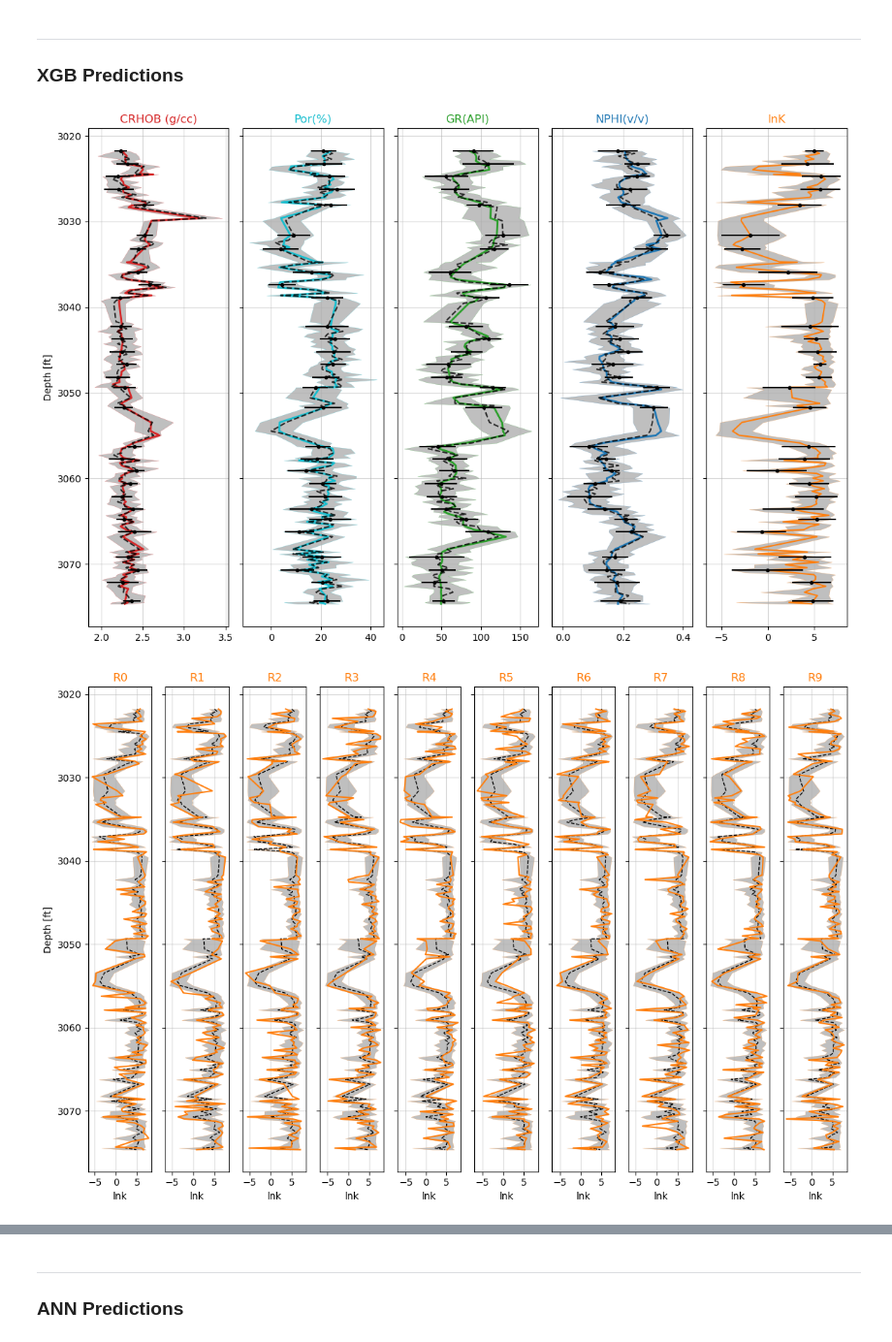
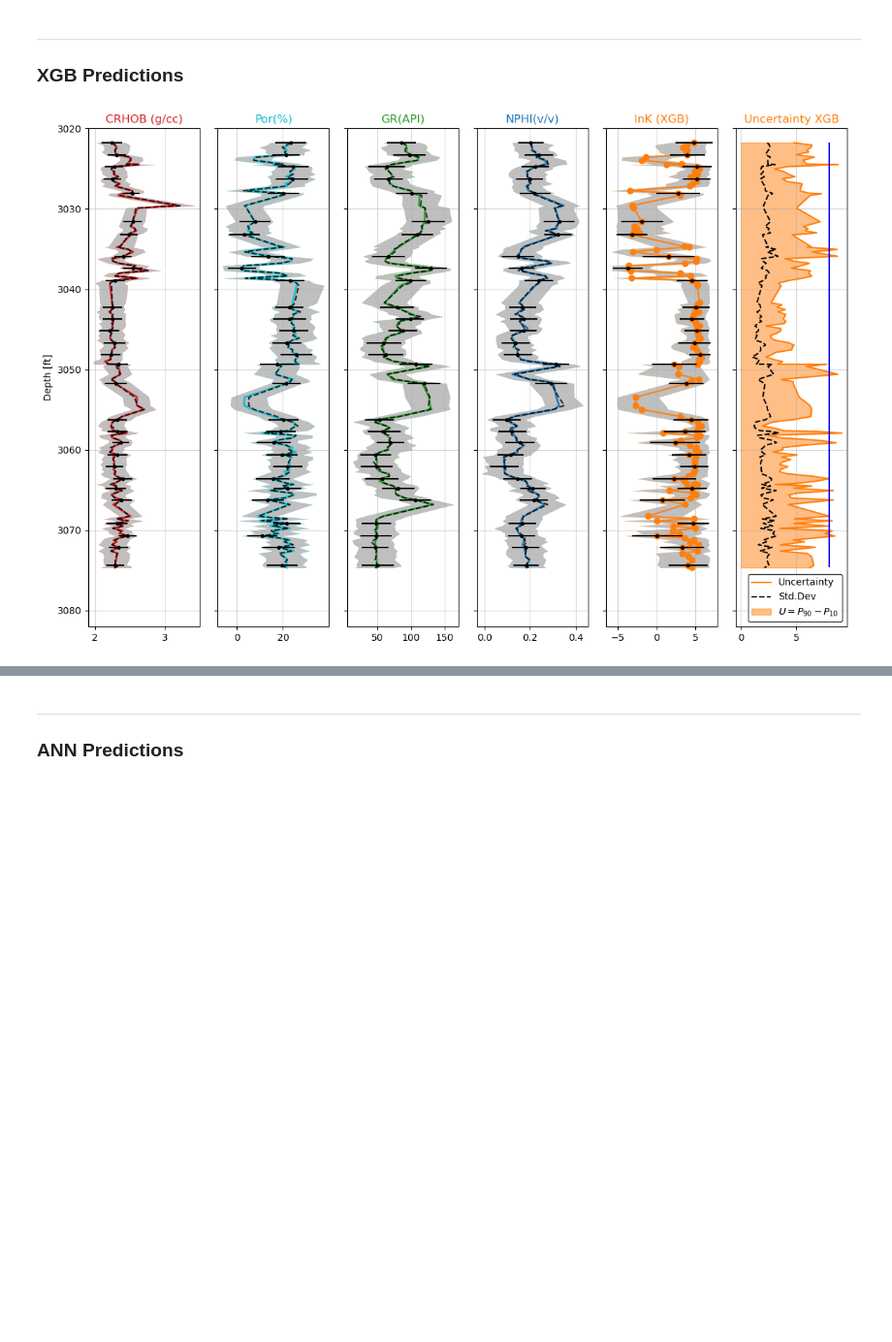
Before and after one commit to misaelmmorales/Drone-Rock-Classification, a Jupyter notebook: Uncertainty Quantification/Core_Realizations_Simulations.ipynb, the cells around one changed output, grey strips where cells are left out. Shown at 97% size. Drawn from its saved outputs; the diff is of its cells as text; code cells hidden in the pictures; blank space fills up the shorter version.

```diff
--- a/Uncertainty Quantification/Core_Realizations_Simulations.ipynb
+++ b/Uncertainty Quantification/Core_Realizations_Simulations.ipynb
@@ -209,8 +233,9 @@ plt.show()
 # %%
 # Now, create stochastic simulations by generating random perturbations in the input features
 mu_test, sd_test = X_test.mean(), X_test.std()
+min_test, max_test = X_test.min(), X_test.max()
 
-n_simulations = 10
+n_simulations = 100
 
 random_inputs = np.zeros((n_simulations, depth.shape[0], X_test.shape[1]))
 random_inputs_norm = np.zeros((n_simulations, depth.shape[0], X_test.shape[1]))
@@ -222,9 +247,11 @@ start = time()
 for i in range(n_simulations):
     for k in range(X_test.shape[-1]):
         random_inputs[i, :, k] = X_test.iloc[:,k] + np.random.normal(0, sd_test[k], size=depth.shape[0])
-        random_inputs_norm[i, :, k] = (random_inputs[i, :, k] - mu_test[k]) / sd_test[k]
+        #random_inputs_norm[i, :, k] = (random_inputs[i, :, k] - mu_test[k]) / sd_test[k] #normalize
+        random_inputs_norm[i, :, k] = (random_inputs[i, :, k] - dmin[k]) / (dmax[k] - dmin[k])
     simulated_lnk_xgb[i] = xgb_model.predict(random_inputs[i])
-    simulated_lnk_ann[i] = model.predict(random_inputs_norm[i], verbose=False).squeeze() * sd['lnk'] + mu['lnk']
+    #simulated_lnk_ann[i] = model.predict(random_inputs_norm[i], verbose=False).squeeze() * sd['lnk'] + mu['lnk'] #predict and back-transform
+    simulated_lnk_ann[i] = model.predict(random_inputs_norm[i], verbose=False).squeeze() * (dmax['lnk'] - dmin['lnk']) + dmin['lnk'] #predict and back-transform
 print('Simulation time: {:.3f} seconds'.format(time()-start))
 
 print('Random inputs ensemble: {}'.format(random_inputs.shape))
@@ -251,44 +278,43 @@ plt.show()
 # %% [markdown]
 ***
 ### XGB Predictions
+# %%
+# uncertainty = P90 - P10
+simulated_perct_xgb = np.percentile(simulated_lnk_xgb, [10, 90], axis=0)
+simulated_unc_xgb   = simulated_perct_xgb[1] - simulated_perct_xgb[0]
+simulated_std_xgb   = np.std(simulated_lnk_xgb, axis=0)
+# %%
+hues = ['tab:red', 'tab:cyan', 'tab:green', 'tab:blue', 'tab:orange']
+err_lag = 5
+lb, ub = 10, 90
+unc_cutoff = 8
 # %%
-hues = ['tab:red', 'tab:cyan', 'tab:green', 'tab:blue', 'tab:orange']
-err_lag = 5
-lb, ub = 10, 90
-
-fig, axs = plt.subplots(1, 5, figsize=(12, 8), sharey=True)
+fig, axs = plt.subplots(1, 6, figsize=(12, 8), sharey=True)
 for j in range(4):
     ax = axs[j]
     ax.fill_betweenx(depth, np.percentile(random_inputs[...,j], lb, axis=0), np.percentile(random_inputs[...,j], ub, axis=0), color='gray', alpha=0.5, edgecolor=hues[j], lw=0.25)
     ax.plot(X_test.iloc[:,j], depth, color=hues[j], lw=2)                       # True
     ax.plot(random_inputs[:,:,j].mean(0), depth, color='k', ls='--', alpha=0.8) # Ensemble pred
     ax.errorbar(random_inputs[:,::err_lag,j].mean(0), depth[::err_lag], xerr=random_inputs[:,::err_lag,j].std(0), fmt='.', color='k')
     ax.set_title(X_test.columns[j], color=hues[j])
 
-axs[-1].plot(simulated_lnk_xgb.mean(0), depth, color=hues[-1])
-axs[-1].fill_betweenx(depth, np.percentile(simulated_lnk_xgb, lb, axis=0), np.percentile(simulated_lnk_xgb, ub, axis=0), color='gray', alpha=0.5, edgecolor=hues[-1], lw=0.25)
-axs[-1].errorbar(simulated_lnk_xgb[:,::err_lag].mean(0), depth[::err_lag], xerr=simulated_lnk_xgb[:,::err_lag].std(0), fmt='.', color='k')
-axs[-1].set_title('lnK', color=hues[-1])
+axs[-2].plot(simulated_lnk_xgb.mean(0), depth, color=hues[-1], marker='o')
+axs[-2].fill_betweenx(depth, np.percentile(simulated_lnk_xgb, lb, axis=0), np.percentile(simulated_lnk_xgb, ub, axis=0), color='gray', alpha=0.5, edgecolor=hues[-1], lw=0.25)
+axs[-2].errorbar(simulated_lnk_xgb[:,::err_lag].mean(0), depth[::err_lag], xerr=simulated_lnk_xgb[:,::err_lag].std(0), fmt='.', color='k')
+axs[-2].set_title('lnK (XGB)', color=hues[-1])
+
+axs[-1].plot(simulated_unc_xgb, depth, color=hues[-1], label='Uncertainty')
+axs[-1].plot(simulated_std_xgb, depth, color='k', ls='--', label='Std.Dev')
+axs[-1].vlines(unc_cutoff, depth.iloc[0], depth.iloc[-1], color='b')
+axs[-1].fill_betweenx(depth, 0, simulated_unc_xgb, color=hues[-1], alpha=0.5, label='$U=P_{90}-P_{10}$')
+axs[-1].legend(loc='lower right', edgecolor='k')
+axs[-1].set_title('Uncertainty XGB', color=hues[-1])
 
 ax.invert_yaxis()
 axs[0].set_ylabel('Depth [ft]')
+axs[0].set_ylim(3082, 3020)
 [a.grid(True, which='both', alpha=0.5) for a in axs]
 plt.tight_layout()
 plt.show()
-
-fig, axs = plt.subplots(1, 10, figsize=(12,8), sharey=True)
-for j in range(10):
-    ax = axs[j]
-    ax.plot(simulated_lnk_xgb.mean(0), depth, color='k', ls='--', lw=1) # Ensemble mean
-    ax.plot(simulated_lnk_xgb[j], depth, color=hues[-1])                # Individual simulation/realization
-    ax.fill_betweenx(depth, np.percentile(simulated_lnk_xgb, lb, axis=0), np.percentile(simulated_lnk_xgb, ub, axis=0), color='gray', alpha=0.5, edgecolor=hues[-1], lw=0.25)
-    ax.set_title('R{}'.format(j), color=hues[-1])
-ax.invert_yaxis()
-[a.grid(True, which='both', alpha=0.5) for a in axs]
-[a.set(xlabel='lnk') for a in axs]
-axs[0].set_ylabel('Depth [ft]')
-plt.tight_layout()
-plt.show()
 # %% [output]
-[figure, old version]
+[figure, new version]
-[figure, removed]
```
Also changed, not shown: parts of 18 cells of this notebook.
